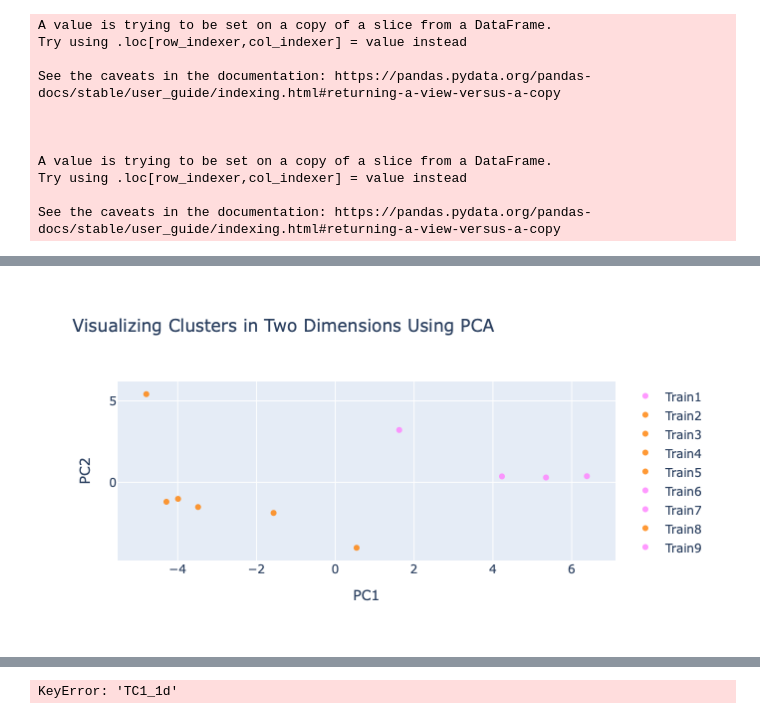
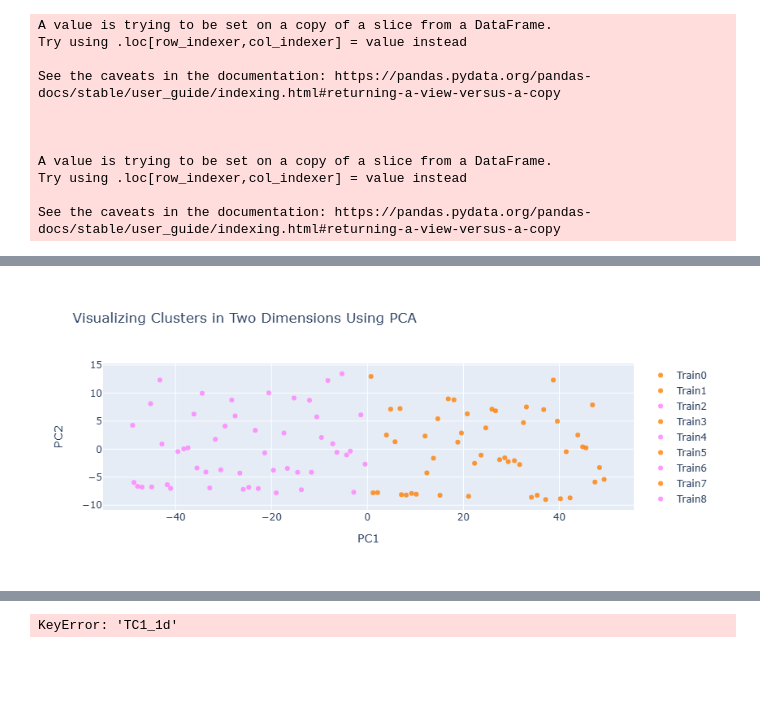
Before and after one commit to VinnyHardth/trabalho-final-ia, a Jupyter notebook: exemplos/visualClustering_Michalsky.ipynb, the cells around one changed output, grey strips where cells are left out. Drawn from its saved outputs; the diff is of its cells as text; code cells hidden in the pictures; blank space fills up the shorter version.

```diff
--- a/exemplos/visualClustering_Michalsky.ipynb
+++ b/exemplos/visualClustering_Michalsky.ipynb
@@ -54,8 +66,9 @@ data
-# %%
-trains = data.loc[:,"Train"]
-# "/"+fname+"_log"
-amnt_trains = len(trains)
-
-train_ids = []
-for i in range(amnt_trains):
-    train_ids.append("Train" + str(trains[i]))
+# %%
+# Obtém os índices do DataFrame
+indices = data.index
+
+# Cria a lista de IDs utilizando os índices
+train_ids = [f"Train{index}" for index in indices]
+
+# Opcional: verifica o resultado
+print(train_ids)
@@ -62,6 +174,7 @@ for i in range(amnt_trains):
 # %%
 
-X = data.copy()
+X = pd.read_csv("socroo.csv", index_col=0)
+
 header = X.loc[0 ,:]
 #Initialize our scaler
 scaler = StandardScaler()
@@ -112,7 +228,7 @@ X
 
 #plotX is a DataFrame containing 124 values sampled randomly from X
 #plotX = pd.DataFrame(np.array(X.sample(124)))
-plotX = pd.DataFrame(np.array(X.sample(10)))
+plotX = pd.DataFrame(np.array(X.sample(100)))
 
 #Rename plotX's columns since it was briefly converted to an np.array above
 plotX.columns = X.columns # X.loc[0 ,:]    # X.columns
@@ -329,7 +497,7 @@ trains_cluster = []
 colors = ['rgba(255, 128, 255, 0.8)', 'rgba(255, 128, 2, 0.8)', 'rgba(0, 255, 200, 0.8)','rgba(255, 55, 0, 0.8)']
 #colors = ['rgba(255, 128, 255, 0.8)', 'rgba(255, 128, 2, 0.8)', 'rgba(0, 255, 200, 0.8)']
 
-for i in range(10):
+for i in range(100):
     trains_cluster.append(go.Scatter(
         x = [fA["PC1_2d"][i]],
         y = [fA["PC2_2d"][i]],
@@ -358,4 +525,4 @@ iplot(fig)
-[figure, old version]
+[figure, new version]
 # %%
 data = []
 
```
Also changed, not shown: parts of 26 cells of this notebook, 4 other files.
